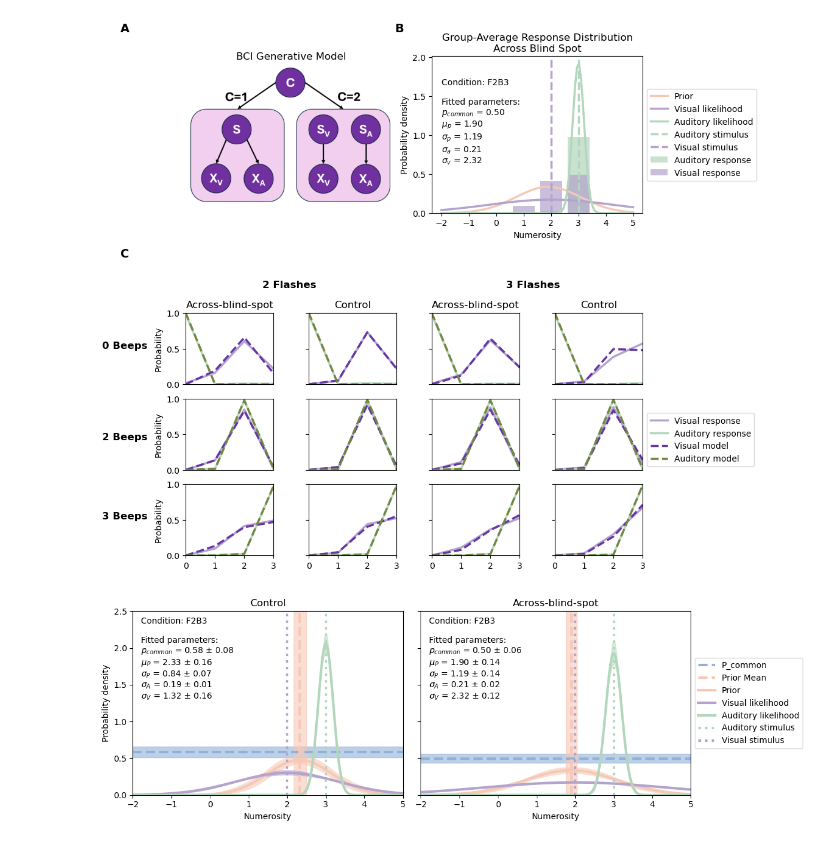
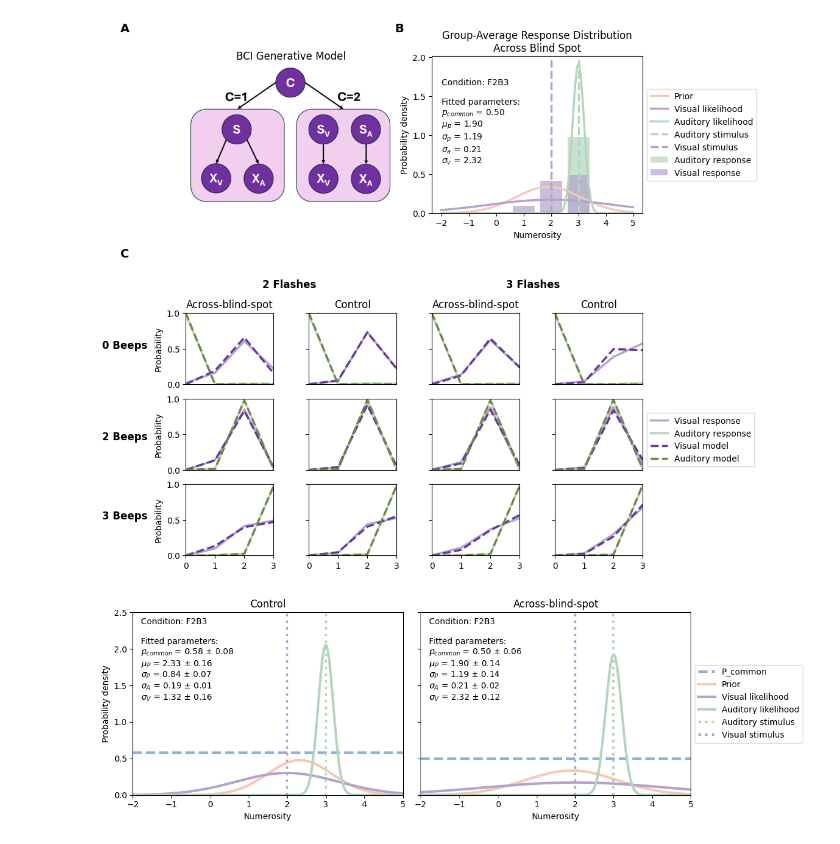
Before and after one commit to chanyca/blindspot-multisensory, a Jupyter notebook: Data/figure_3.ipynb, the cells around one changed output. Drawn from its saved outputs; the diff is of its cells as text; code cells hidden in the pictures.

```diff
--- a/Data/figure_3.ipynb
+++ b/Data/figure_3.ipynb
@@ -224,37 +224,37 @@ fig, axs = plt.subplots(1, 2, figsize=(12, 4), sharey=True)
 for ax, (title, p) in zip(axs, params.items()):
 
     # --- shaded SE band for p_common (horizontal strip) ---
-    ax.axhspan(
-        p["p_common"] - p["p_common_se"],
-        p["p_common"] + p["p_common_se"],
-        color=pc_col, alpha=alpha, zorder=0
-    )
+    # ax.axhspan(
+    #     p["p_common"] - p["p_common_se"],
+    #     p["p_common"] + p["p_common_se"],
+    #     color=pc_col, alpha=alpha, zorder=0
+    # )
     ax.axhline(y=p["p_common"], color=pc_col, linestyle='--', label='P_common', lw=lw)
 
     # --- shaded SE band for mu_p (vertical strip) ---
-    ax.axvspan(
-        p["mu_p"] - p["mu_p_se"],
-        p["mu_p"] + p["mu_p_se"],
-        color=prior_col, alpha=alpha, zorder=0
-    )
-    ax.axvline(x=p["mu_p"], color=prior_col, linestyle='--', label='Prior Mean', lw=lw)
+    # ax.axvspan(
+    #     p["mu_p"] - p["mu_p_se"],
+    #     p["mu_p"] + p["mu_p_se"],
+    #     color=prior_col, alpha=alpha, zorder=0
+    # )
+    # ax.axvline(x=p["mu_p"], color=prior_col, linestyle='--', label='Prior Mean', lw=lw)
 
     # --- Prior PDF + SE envelope ---
     y_prior = norm.pdf(x, p["mu_p"], p["sigma_p"])
     lo, hi = normal_pdf_envelope(x, p["mu_p"], p["mu_p_se"], p["sigma_p"], p["sigma_p_se"])
-    ax.fill_between(x, lo, hi, color=prior_col, alpha=alpha, linewidth=0)
+    # ax.fill_between(x, lo, hi, color=prior_col, alpha=alpha, linewidth=0)
     ax.plot(x, y_prior, color=prior_col, label="Prior", lw=lw)
 
     # --- Visual likelihood PDF + SE envelope (mu fixed at 2) ---
     y_vis = norm.pdf(x, 2, p["sigma_v"])
     lo, hi = normal_pdf_envelope(x, 2, 0, p["sigma_v"], p["sigma_v_se"])
-    ax.fill_between(x, lo, hi, color=vis_col, alpha=alpha, linewidth=0)
+    # ax.fill_between(x, lo, hi, color=vis_col, alpha=alpha, linewidth=0)
     ax.plot(x, y_vis, color=vis_col, label="Visual likelihood", lw=lw)
 
     # --- Auditory likelihood PDF + SE envelope (mu fixed at 3) ---
     y_aud = norm.pdf(x, 3, p["sigma_a"])
     lo, hi = normal_pdf_envelope(x, 3, 0, p["sigma_a"], p["sigma_a_se"])
-    ax.fill_between(x, lo, hi, color=aud_col, alpha=alpha, linewidth=0)
+    # ax.fill_between(x, lo, hi, color=aud_col, alpha=alpha, linewidth=0)
     ax.plot(x, y_aud, color=aud_col, label="Auditory likelihood", lw=lw)
 
     # stimuli markers
@@ -266,31 +266,31 @@ for ax, (title, p) in zip(axs, params.items()):
     ax.set_xlim([-2, 5])
     ax.set_xlabel("Numerosity")
 
     parameter_string = fr"""
 Condition: F2B3
 
 Fitted parameters:
 $p_{{common}}$ = {p['p_common']:.2f} $\pm$ {p['p_common_se']:.2f}
 $\mu_P$ = {p['mu_p']:.2f} $\pm$ {p['mu_p_se']:.2f}
 $\sigma_P$ = {p['sigma_p']:.2f} $\pm$ {p['sigma_p_se']:.2f}
 $\sigma_A$ = {p['sigma_a']:.2f} $\pm$ {p['sigma_a_se']:.2f}
 $\sigma_V$ = {p['sigma_v']:.2f} $\pm$ {p['sigma_v_se']:.2f}
 """.strip()
 
     ax.text(
         0.03, 0.97, parameter_string,
         transform=ax.transAxes,
         va="top", ha="left",
         fontsize=10,
         bbox=dict(boxstyle="round", facecolor="white", alpha=0.85, edgecolor="none")
     )
 
 axs[0].set_ylabel("Probability density")
 
 handles, labels = axs[1].get_legend_handles_labels()
 axs[1].legend(handles, labels, loc="center left", bbox_to_anchor=(1, 0.5), fontsize=10)
 plt.tight_layout()
 plt.savefig('../plots/dist_pc_prior_sA_sV.png', dpi=300, bbox_inches='tight')
 plt.show()
 # %% [output]
-[figure, old version]
+[figure, new version]
```
